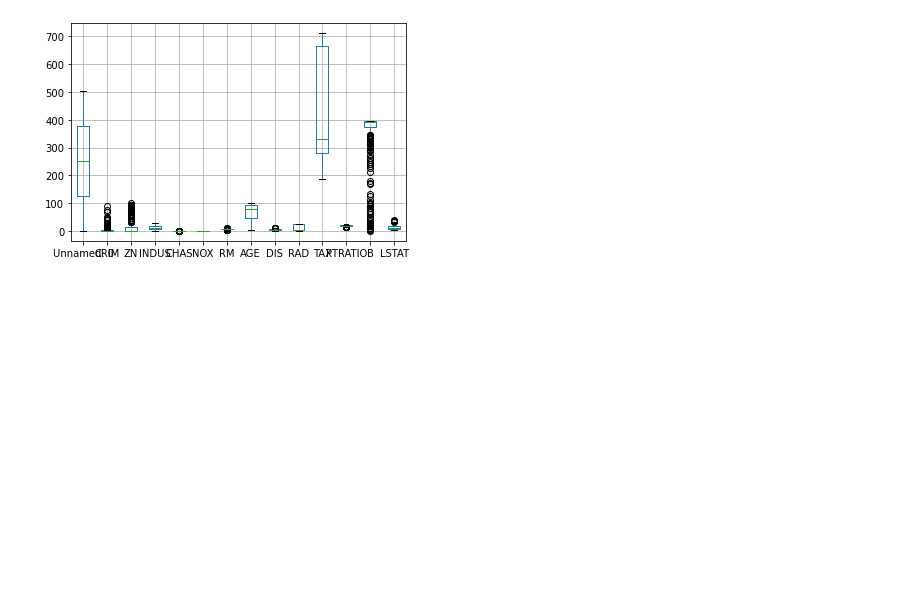
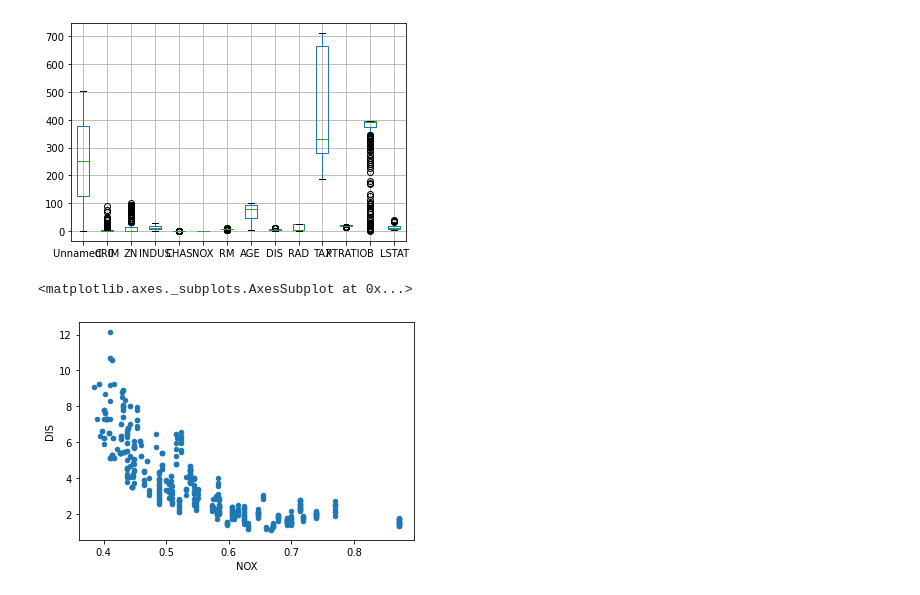
Before and after one commit to hsienhsin/1st-DataScienceMarathon, a Jupyter notebook: D12作業題目.ipynb, the cells around one changed output. Saved outputs shown, nothing was run; the diff lists cells and outputs as text; code cells hidden in the pictures; blank space fills up the shorter version.

```diff
--- a/D12作業題目.ipynb
+++ b/D12作業題目.ipynb
@@ -52,6 +52,9 @@ LSTAT          11.36000
 dtype: float64
 [figure]
 # %%
-#2. 畫出散佈圖 x='NOX', y='DIS' ，並說明這兩欄位有什麼關係?
+#2. 畫出散佈圖 x='NOX', y='DIS' ，並說明這兩欄位有什麼關係? 負相關
 
-df
+df.plot.scatter(x='NOX', y='DIS')
+# %% [output]
+<matplotlib.axes._subplots.AxesSubplot at 0x...>
+[figure, added]
```
Also changed, not shown: 1 other file.
